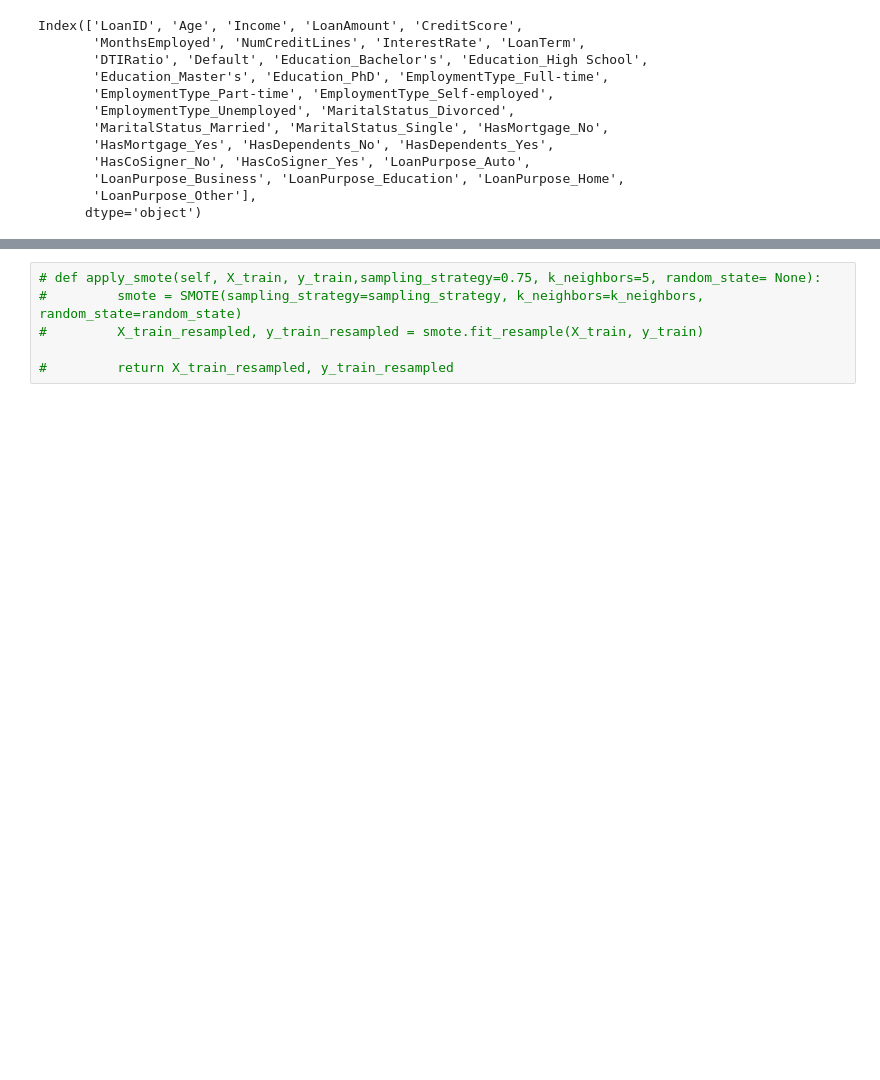
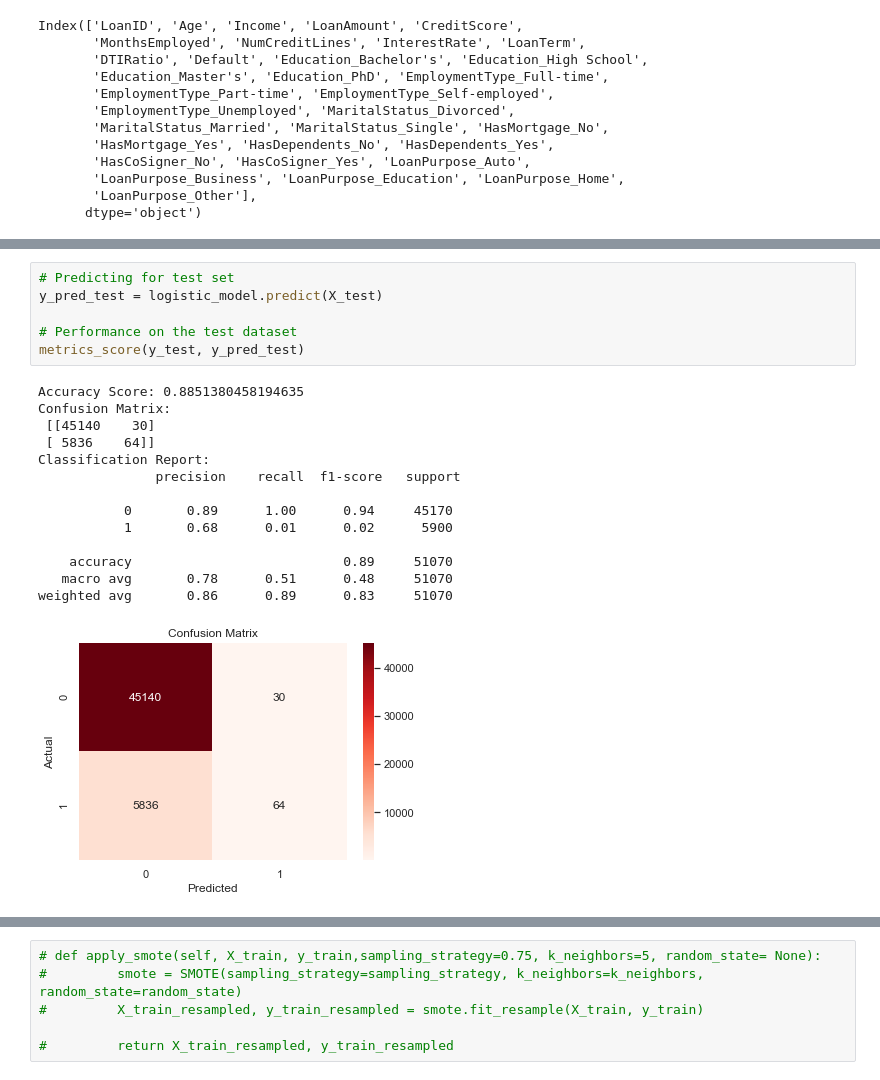
Before and after one commit to saginiclaudia/Loan-Default-Prediction, a Jupyter notebook: student.ipynb, the cells around one changed output, grey strips where cells are left out. Saved outputs shown, nothing was run; the diff lists cells and outputs as text; blank space fills up the shorter version.

```diff
--- a/student.ipynb
+++ b/student.ipynb
@@ -385,0 +513,21 @@ Index(['LoanID', 'Age', 'Income', 'LoanAmount', 'CreditScore',
+# %%
+# Predicting for test set
+y_pred_test = logistic_model.predict(X_test)
+
+# Performance on the test dataset
+metrics_score(y_test, y_pred_test)
+# %% [output]
+Accuracy Score: 0.8851380458194635
+Confusion Matrix:
+ [[45140    30]
+ [ 5836    64]]
+Classification Report:
+               precision    recall  f1-score   support
+
+           0       0.89      1.00      0.94     45170
+           1       0.68      0.01      0.02      5900
+
+    accuracy                           0.89     51070
+   macro avg       0.78      0.51      0.48     51070
+weighted avg       0.86      0.89      0.83     51070
+[figure, added]
```
Also changed, not shown: parts of 57 cells of this notebook.
